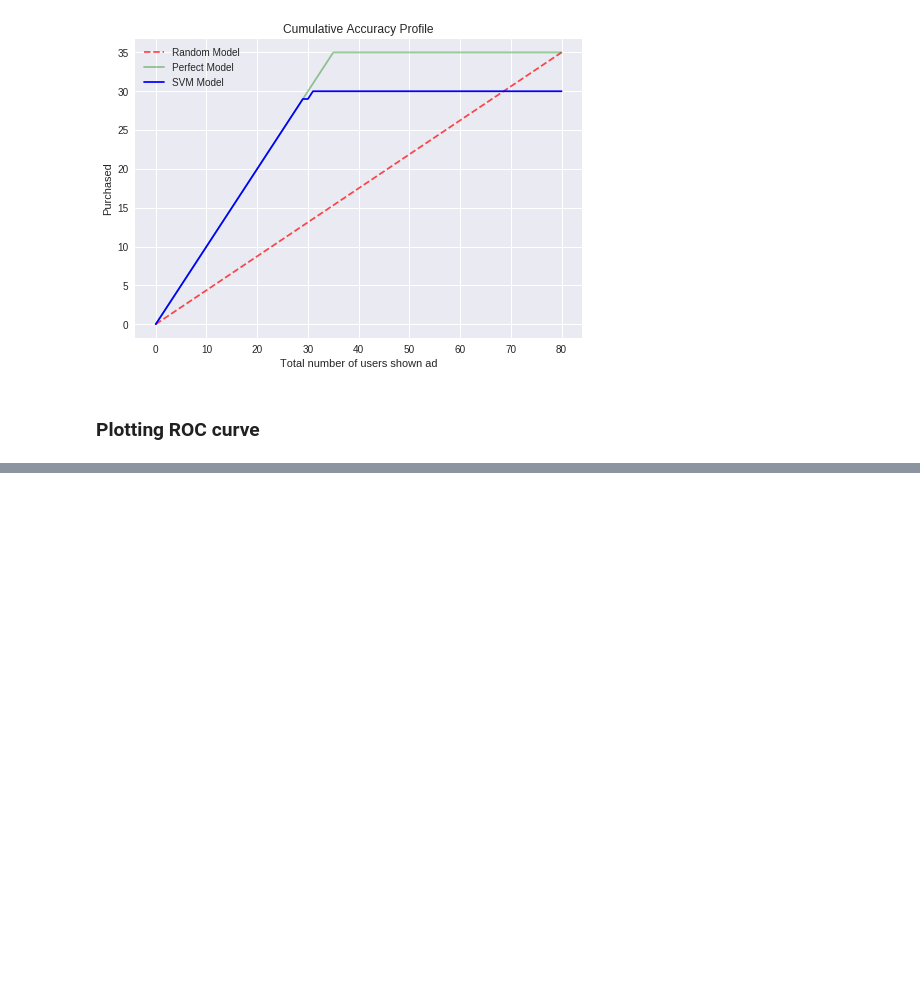
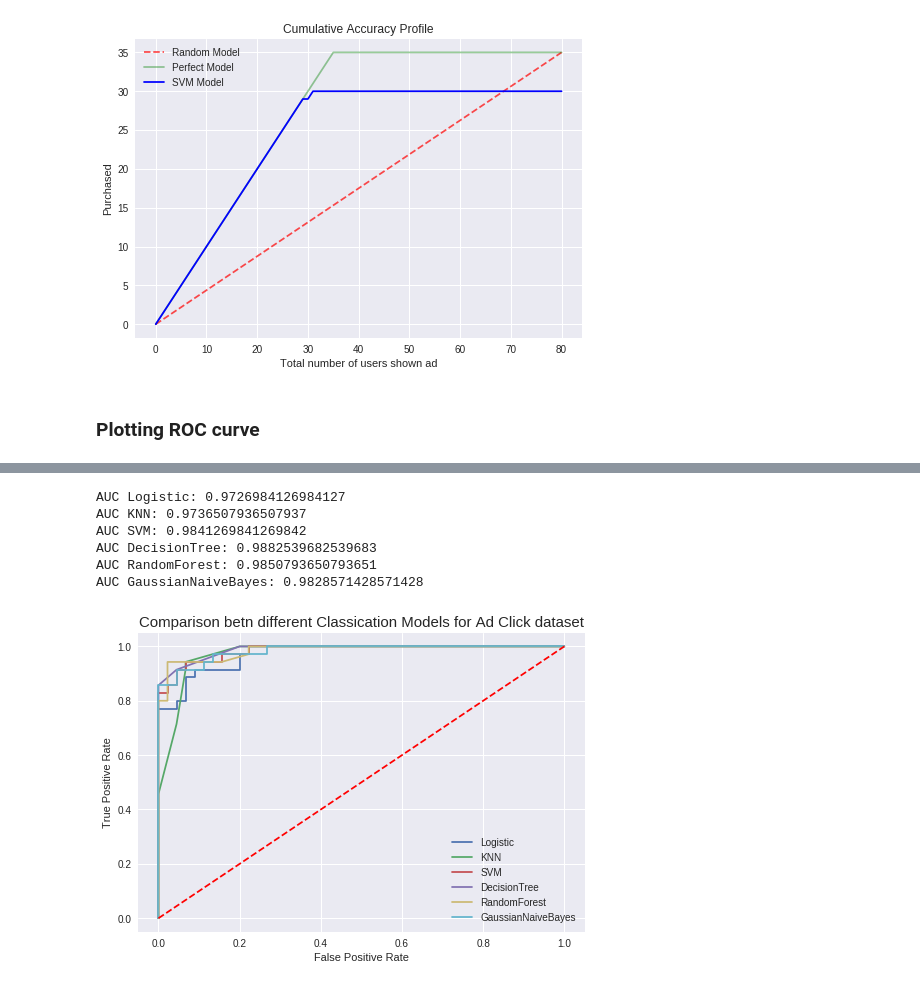
Before and after one commit to vaibhavyesalwad/Machine-Learning-using-libraries, a Jupyter notebook: Analysis tools & error reduction techniques/SVMPredictAdClickOrNot.ipynb, the cells around one changed output, grey strips where cells are left out. Saved outputs shown, nothing was run; the diff lists cells and outputs as text; code cells hidden in the pictures; blank space fills up the shorter version.

```diff
--- a/Analysis tools & error reduction techniques/SVMPredictAdClickOrNot.ipynb
+++ b/Analysis tools & error reduction techniques/SVMPredictAdClickOrNot.ipynb
@@ -190,0 +203,21 @@ AUC: 0.9841269841269842
+# %%
+import joblib
+file = open('LogisticModelAdClick.pkl', 'rb')
+logistic_classifier = joblib.load(file)
+file.close()
+
+file = open('KNNModelAdClick.pkl', 'rb')
+KNN_classifier = joblib.load(file)
+file.close()
+
+file = open('DCTModelAdClick.pkl', 'rb')
+DCT_classifier = joblib.load(file)
+file.close()
+
+file = open('RFModelAdClick.pkl', 'rb')
+RF_classifier = joblib.load(file)
+file.close()
+
+file = open('GaussianNBModelAdClick.pkl', 'rb')
+GaussianNB_classifier = joblib.load(file)
+file.close()
@@ -190,0 +226,28 @@ AUC: 0.9841269841269842
+# %%
+classifiers = [logistic_classifier, KNN_classifier, classifier, DCT_classifier, RF_classifier, GaussianNB_classifier]
+classifier_names = ['Logistic', 'KNN', 'SVM', 'DecisionTree', 'RandomForest', 'GaussianNaiveBayes']
+# %%
+# finding probability for default class 1
+
+test_predicted_probs = [classifier.predict_proba(test_x_values)[:,1] for classifier in classifiers]
+
+# Plotting ROC curve & calculating AUCs
+for index in range(len(classifiers)):
+    fpr, tpr, _ = roc_curve(test_y_values, test_predicted_probs[index])
+    calculate_auc(classifier_names[index], fpr, tpr)
+    plt.plot(fpr, tpr, label=classifier_names[index])
+
+plt.plot([0,1],[0,1], 'r--')
+plt.xlabel('False Positive Rate')
+plt.ylabel('True Positive Rate')
+plt.title('Comparison betn different Classication Models for Ad Click dataset',fontdict={'fontsize':15})
+plt.legend()
+plt.show()
+# %% [output]
+AUC Logistic: 0.9726984126984127
+AUC KNN: 0.9736507936507937
+AUC SVM: 0.9841269841269842
+AUC DecisionTree: 0.9882539682539683
+AUC RandomForest: 0.9850793650793651
+AUC GaussianNaiveBayes: 0.9828571428571428
+[figure, added]
```
Also changed, not shown: parts of 5 cells of this notebook.
